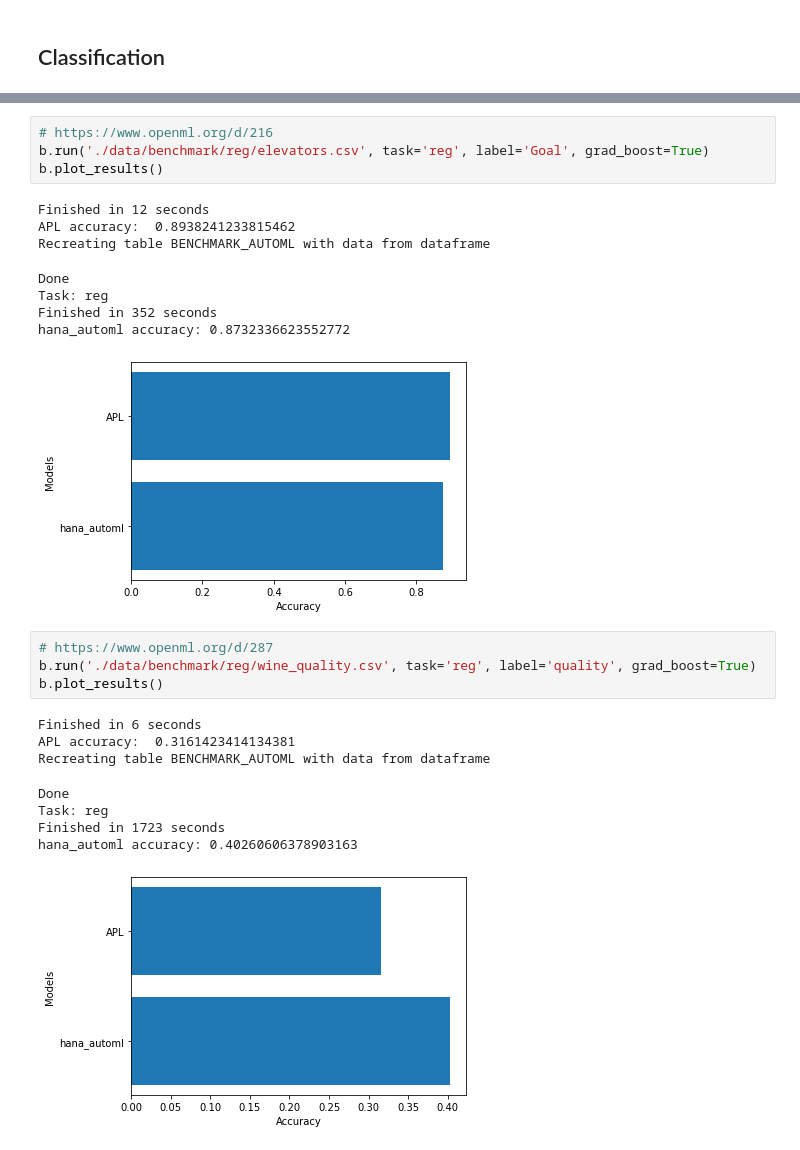
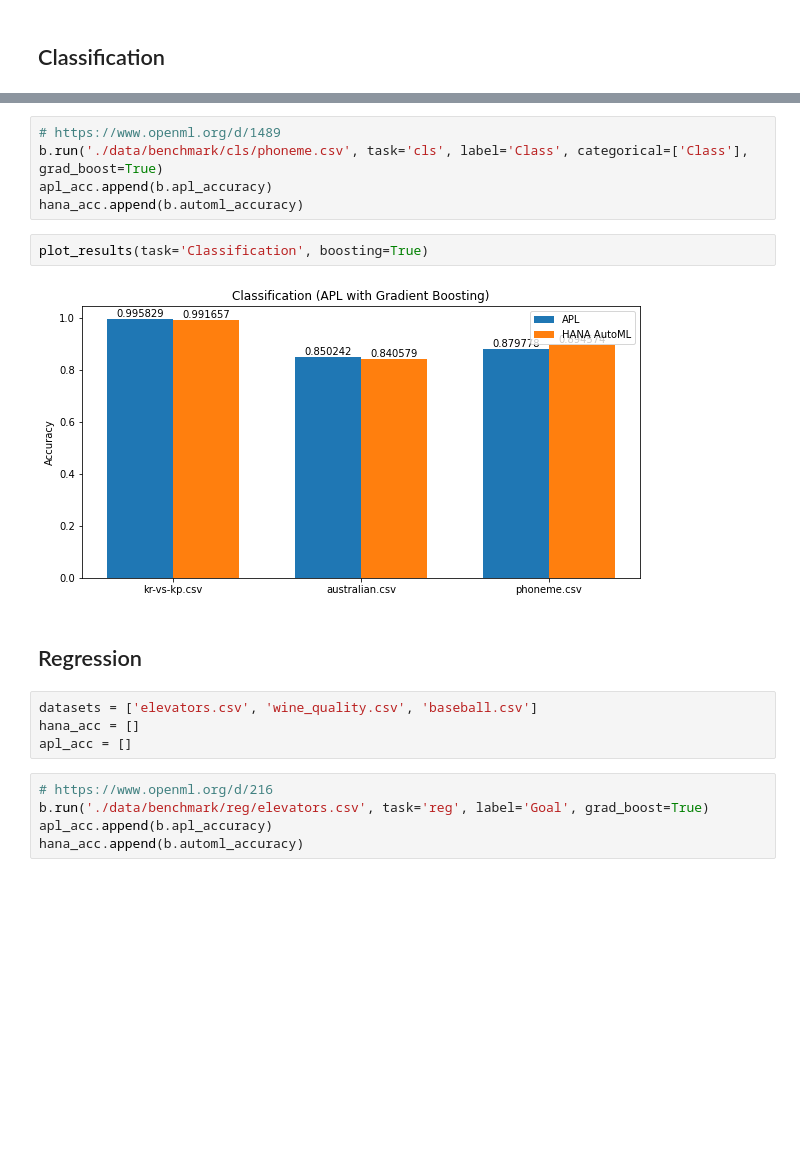
Before and after one commit to dan0nchik/SAP-HANA-AutoML, a Jupyter notebook: comparison_openml.ipynb, the cells around one changed output, grey strips where cells are left out. Drawn from its saved outputs; the diff is of its cells as text; blank space fills up the shorter version.

```diff
--- a/comparison_openml.ipynb
+++ b/comparison_openml.ipynb
@@ -147,26 +119,20 @@ hana_automl accuracy: 0.869913
+# %%
+# https://www.openml.org/d/1489
+b.run('./data/benchmark/cls/phoneme.csv', task='cls', label='Class', categorical=['Class'], grad_boost=True)
+apl_acc.append(b.apl_accuracy)
+hana_acc.append(b.automl_accuracy)
+# %%
+plot_results(task='Classification', boosting=True)
+# %% [output]
+[figure, added]
+# %% [markdown]
+## Regression
+# %%
+datasets = ['elevators.csv', 'wine_quality.csv', 'baseball.csv']
+hana_acc = []
+apl_acc = []
 # %%
 # https://www.openml.org/d/216
 b.run('./data/benchmark/reg/elevators.csv', task='reg', label='Goal', grad_boost=True)
-b.plot_results()
+apl_acc.append(b.apl_accuracy)
+hana_acc.append(b.automl_accuracy)
-# %% [output]
-Finished in 12 seconds
-APL accuracy:  0.8938241233815462
-Recreating table BENCHMARK_AUTOML with data from dataframe
-Done
-Task: reg
-Finished in 352 seconds
-hana_automl accuracy: 0.8732336623552772
-[figure, removed]
-# %%
-# https://www.openml.org/d/287
-b.run('./data/benchmark/reg/wine_quality.csv', task='reg', label='quality', grad_boost=True)
-b.plot_results()
-# %% [output]
-Finished in 6 seconds
-APL accuracy:  0.3161423414134381
-Recreating table BENCHMARK_AUTOML with data from dataframe
-Done
-Task: reg
-Finished in 1723 seconds
-hana_automl accuracy: 0.40260606378903163
-[figure, removed]
```
Also changed, not shown: parts of 25 cells of this notebook, 2 other files.
